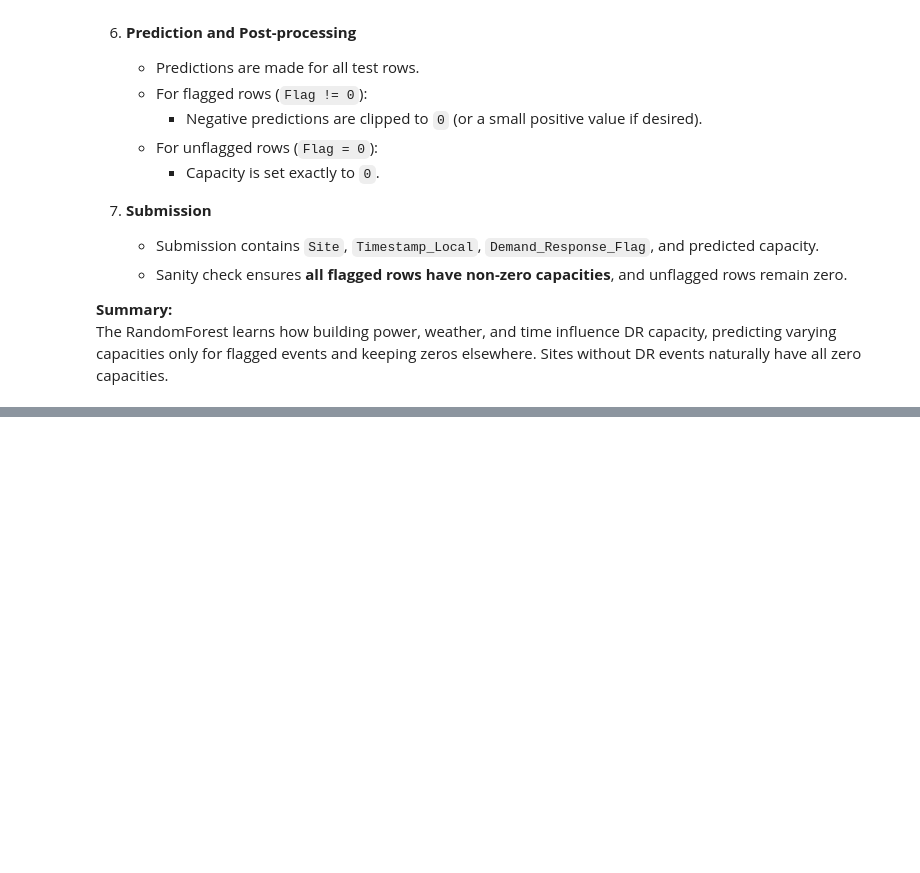
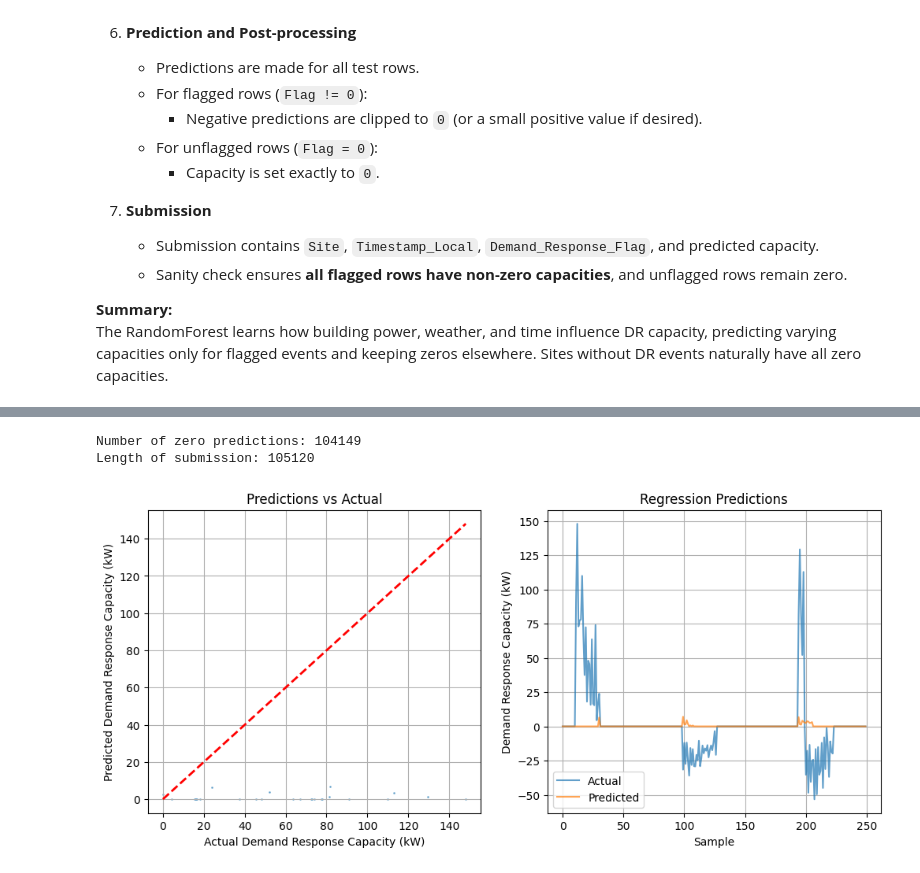
Before and after one commit to xXTime-OnXx/aicomp-flextrack, a Jupyter notebook: notebooks/baseline_regression.ipynb, the cells around one changed output, grey strips where cells are left out. Cells and saved outputs as stored; diff of their text form; code cells hidden in the pictures; blank space fills up the shorter version.

```diff
--- a/notebooks/baseline_regression.ipynb
+++ b/notebooks/baseline_regression.ipynb
@@ -194,0 +672,78 @@ df_submission.head()
+# %%
+counter = 0
+
+for i in df_submission['Demand_Response_Capacity_kW']:
+    if i == 0:
+        counter += 1
+
+print("Number of zero predictions:", counter)
+print("Length of submission:", len(df_submission))
+# %% [output]
+Number of zero predictions: 104149
+Length of submission: 105120
+# %%
+# Completely reset to matplotlib defaults (no seaborn styling)
+import matplotlib.pyplot as plt
+import matplotlib as mpl
+
+# Reset everything
+mpl.rcdefaults()
+plt.style.use('default')
+
+def plot_sample_predictions_rnn_style(train_df, y_true_cv, y_pred_cv,
+                                      sample_size_lower=200, sample_size_upper=500):
+    """
+    Plot predictions matching the RNN validation set style.
+    """
+    # Create event rows with predictions
+    event_rows = train_df[train_df['Demand_Response_Flag'] != 0].copy().reset_index(drop=True)
+    event_rows['y_pred'] = y_pred_cv
+    event_rows['y_true'] = y_true_cv
+
+    # Get the FULL training data sorted by time
+    train_sorted = train_df.sort_values(['Site', 'Timestamp_Local']).reset_index(drop=True)
+
+    # Take the same slice
+    sample_data = train_sorted.iloc[sample_size_lower:sample_size_upper].copy()
+
+    # Merge predictions
+    sample_data = sample_data.merge(
+        event_rows[['Site', 'Timestamp_Local', 'y_pred', 'y_true']],
+        on=['Site', 'Timestamp_Local'],
+        how='left'
+    )
+
+    # Use actual target column for true values, fill predictions with 0 for non-DR
+    sample_data['y_true'] = sample_data['Demand_Response_Capacity_kW']
+    sample_data['y_pred'] = sample_data['y_pred'].fillna(0)
+
+    # EXACT RNN PLOTTING CODE
+    plt.figure(figsize=(12, 5))
+
+    plt.subplot(1, 2, 1)
+    mask = sample_data['y_true'] > 0
+    if mask.sum() > 0:
+        plt.scatter(sample_data.loc[mask, 'y_true'], sample_data.loc[mask, 'y_pred'], alpha=0.5, s=1)
+        plt.plot([sample_data.loc[mask, 'y_true'].min(), sample_data.loc[mask, 'y_true'].max()],
+                 [sample_data.loc[mask, 'y_true'].min(), sample_data.loc[mask, 'y_true'].max()], 'r--', lw=2)
+    plt.xlabel('Actual Demand Response Capacity (kW)')
+    plt.ylabel('Predicted Demand Response Capacity (kW)')
+    plt.title('Predictions vs Actual')
+    plt.grid(True)
+
+    plt.subplot(1, 2, 2)
+    plt.plot(sample_data['y_true'].values, label='Actual', alpha=0.7)
+    plt.plot(sample_data['y_pred'].values, label='Predicted', alpha=0.7)
+    plt.xlabel('Sample')
+    plt.ylabel('Demand Response Capacity (kW)')
+    plt.title('Regression Predictions')
+    plt.legend(loc='lower left')
+    plt.grid(True)
+
+    plt.show()  # <-- Added this!
+
+# Call the function
+plot_sample_predictions_rnn_style(train, y_true_cv, y_pred_cv,
+                                  sample_size_lower=70985, sample_size_upper=70985 + 250)
+# %% [output]
+[figure, added]
```
Also changed, not shown: parts of 10 cells of this notebook.
